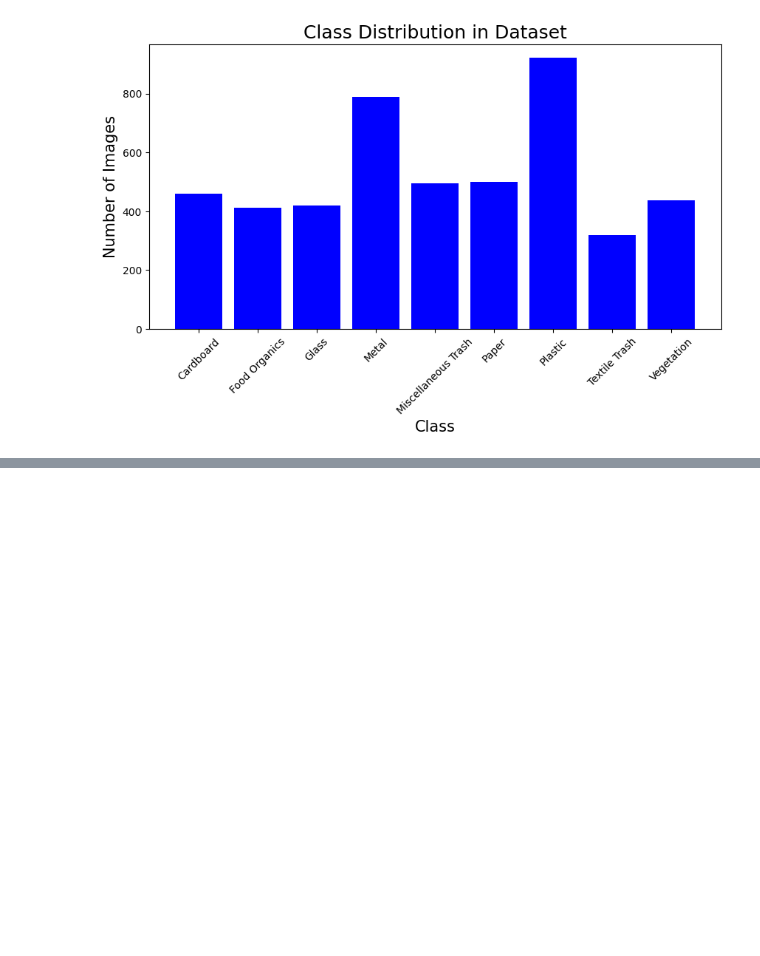
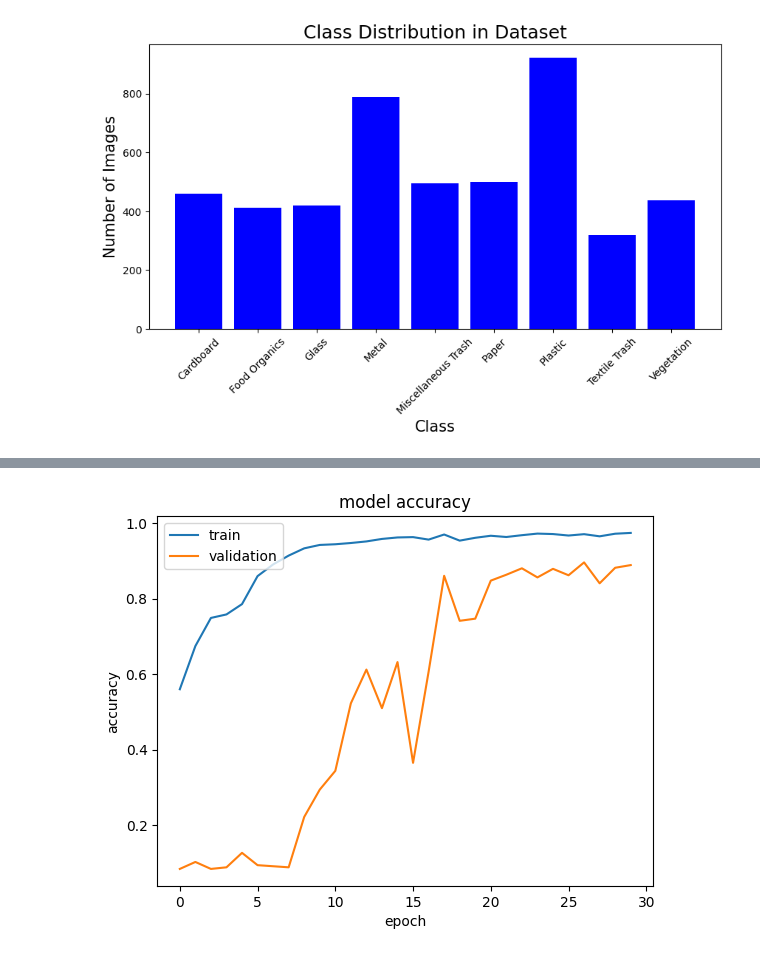
Before and after one commit to Anagha235/CNN-Data-Science-Project, a Jupyter notebook: CNN.ipynb, the cells around one changed output, grey strips where cells are left out. Drawn from its saved outputs; the diff is of its cells as text; code cells hidden in the pictures; blank space fills up the shorter version.

```diff
--- a/CNN.ipynb
+++ b/CNN.ipynb
@@ -453,16 +446,12 @@ plt.show()
 # %%
-
 
 
 def build_model(hp):
     base_model = EfficientNetB0(weights="imagenet", include_top=False, input_shape=(224, 224, 3))
-    base_model.trainable = hp.Boolean('trainable', default=False)  # Fine-tuning option
 
-    # Fine-tuning option
-    trainable = hp.Boolean('trainable', default=False)  # Start with frozen model
+    trainable = hp.Boolean('trainable', default=False)
     base_model.trainable = trainable
 
-    # Unfreeze the top N layers if trainable
     if trainable:
         num_unfrozen_layers = hp.Int("unfreeze_layers", min_value=10, max_value=30, step=5)
         for layer in base_model.layers[-num_unfrozen_layers:]:
@@ -473,12 +462,13 @@ def build_model(hp):
         layers.GlobalAveragePooling2D(),
         layers.BatchNormalization(),
         layers.Dropout(hp.Float("dropout_rate", min_value=0.3, max_value=0.7, step=0.1)),
-        layers.Dense(hp.Int("units", min_value=128, max_value=512, step=64), activation="relu"),
+        layers.Dense(hp.Int("units", min_value=128, max_value=512, step=64),
+                     activation=hp.Choice("activation", ["relu", "elu", "swish"])),
         layers.Dense(9, activation="softmax")
     ])
 
     model.compile(
-        optimizer=keras.optimizers.Adam(learning_rate=hp.Choice("learning_rate", [1e-4, 1e-5, 1e-6])),
+        optimizer=keras.optimizers.Adam(learning_rate=hp.Choice("learning_rate", [1e-3, 1e-4, 1e-5, 1e-6])),
         loss="categorical_crossentropy",
         metrics=["accuracy"]
     )
@@ -514,9 +506,9 @@ print(f"Trainable Base Model: {best_hp.get('trainable')}")
 # %%
 best_model = tuner.hypermodel.build(best_hp)
 history = best_model.fit(
-    final_train_dataset,
+    train_dataset,
     validation_data=val_dataset,
-    epochs=20,
+    epochs=30,
     class_weight=class_weights_dict,
-    callbacks=[early_stopping, lr_scheduler]
+    callbacks=[ lr_scheduler]
 )
@@ -546,0 +609,14 @@ print(classification_report(y_true, y_pred, zero_division=0))
+# %%
+def plot_hist(history):
+    plt.plot(history.history["accuracy"])
+    plt.plot(history.history["val_accuracy"])
+    plt.title("model accuracy")
+    plt.ylabel("accuracy")
+    plt.xlabel("epoch")
+    plt.legend(["train", "validation"], loc="upper left")
+    plt.show()
+
+
+plot_hist(history)
+# %% [output]
+[figure, added]
```
Also changed, not shown: parts of 32 cells of this notebook.
